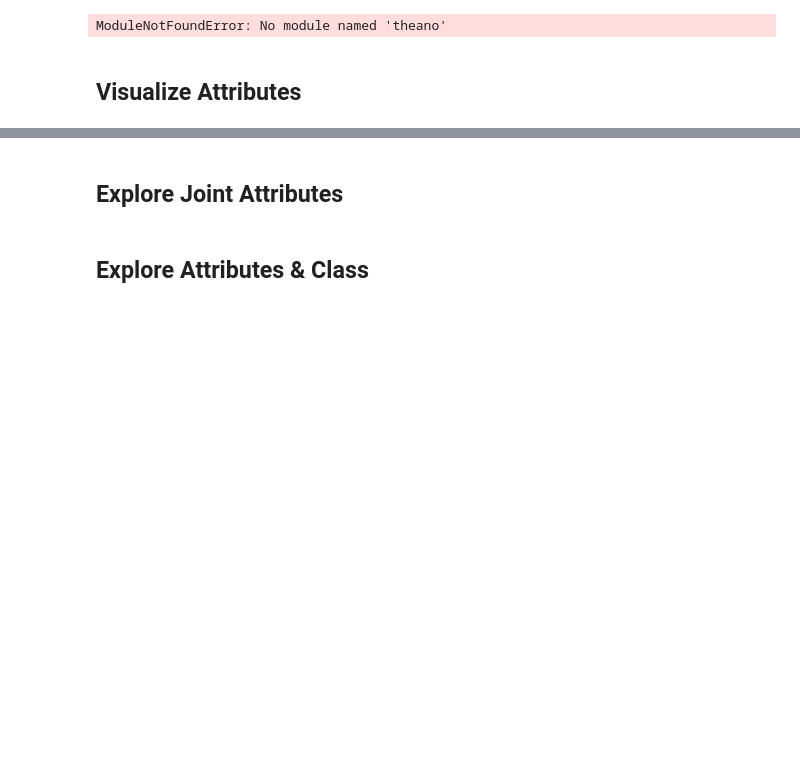
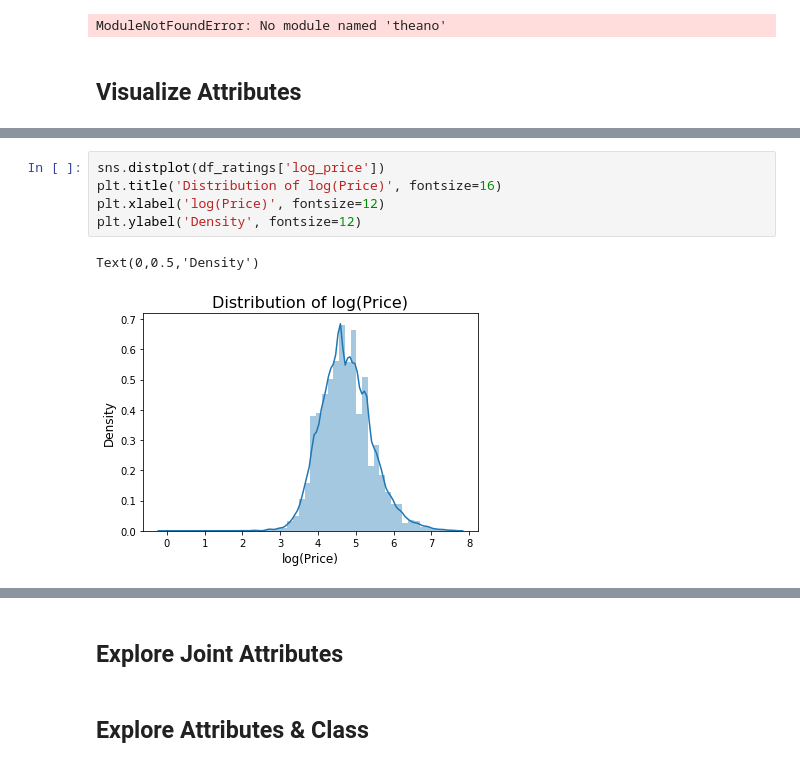
Before and after one commit to anguyen-07/DS7331-ML_Labs, a Jupyter notebook: DS7331_Lab1_VizProcessing_AirBnB.ipynb, the cells around one changed output, grey strips where cells are left out. Cells and saved outputs as stored; diff of their text form; blank space fills up the shorter version.

```diff
--- a/DS7331_Lab1_VizProcessing_AirBnB.ipynb
+++ b/DS7331_Lab1_VizProcessing_AirBnB.ipynb
@@ -133,0 +171,8 @@ import seaborn as sns
+# %%
+sns.distplot(df_ratings['log_price'])
+plt.title('Distribution of log(Price)', fontsize=16)
+plt.xlabel('log(Price)', fontsize=12)
+plt.ylabel('Density', fontsize=12)
+# %% [output]
+Text(0,0.5,'Density')
+[figure, added]
```
Also changed, not shown: parts of 8 cells of this notebook.
